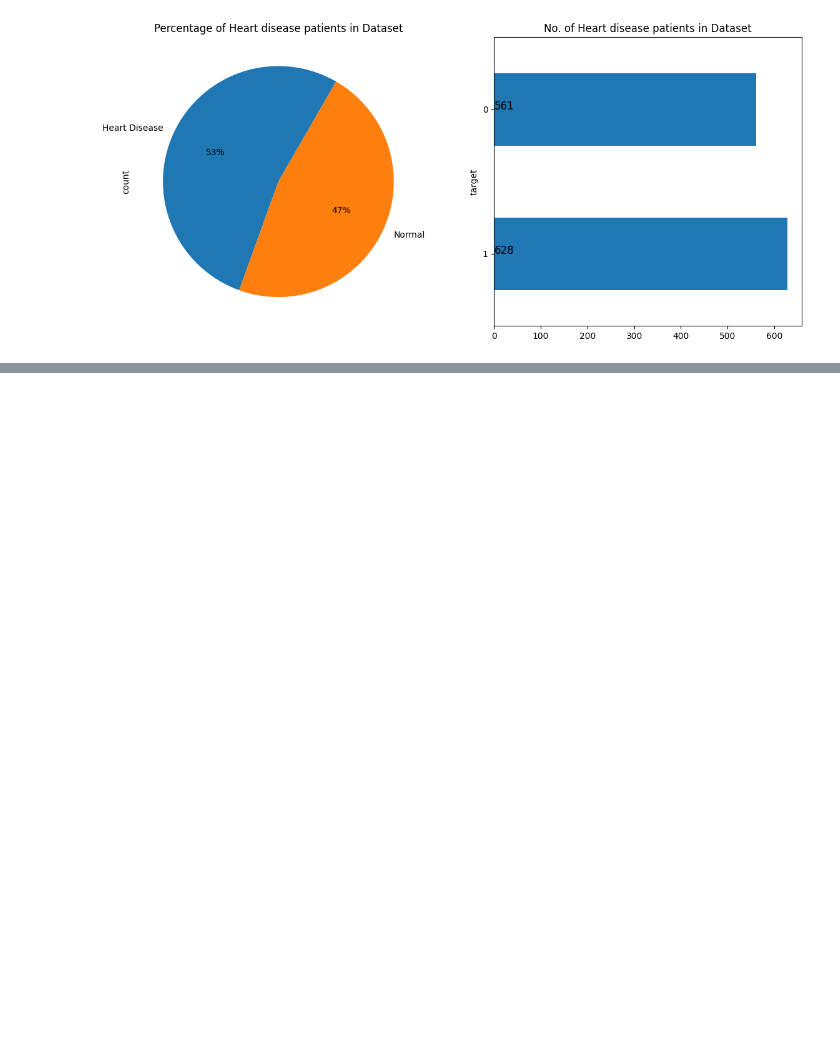
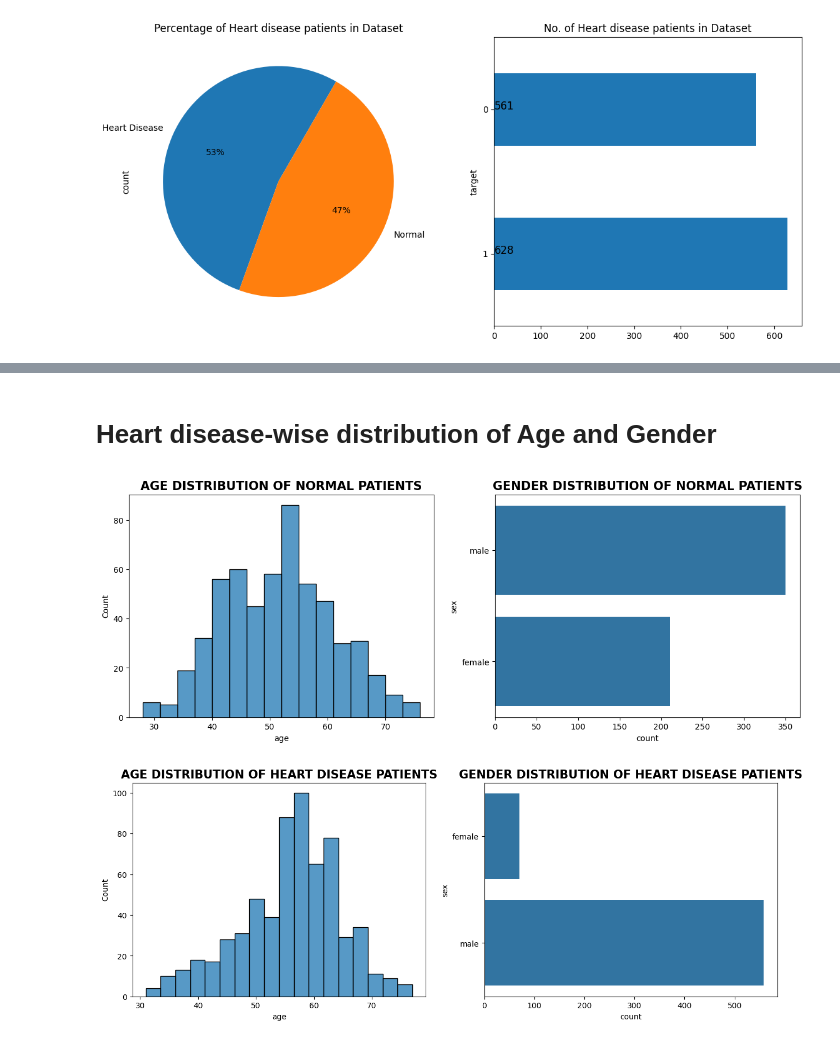
Before and after one commit to santoshw03/ML_and_Healthcare, a Jupyter notebook: modelToPredictHeartDisease.ipynb, the cells around one changed output, grey strips where cells are left out. Drawn from its saved outputs; the diff is of its cells as text; code cells hidden in the pictures; blank space fills up the shorter version.

```diff
--- a/modelToPredictHeartDisease.ipynb
+++ b/modelToPredictHeartDisease.ipynb
@@ -182,0 +197,34 @@ plt.show()
+# %% [markdown]
+# Heart disease-wise distribution of Age and Gender
+# %%
+# creating separate df for normal and heart patients
+
+attr_1=dt[dt['target']==1]
+
+attr_0=dt[dt['target']==0]
+
+# plotting normal patients
+fig = plt.figure(figsize=(15,5))
+ax1 = plt.subplot2grid((1,2),(0,0))
+sns.histplot(attr_0['age'])
+plt.title('AGE DISTRIBUTION OF NORMAL PATIENTS', fontsize=15, weight='bold')
+
+ax1 = plt.subplot2grid((1,2),(0,1))
+sns.countplot(attr_0['sex'])
+plt.title('GENDER DISTRIBUTION OF NORMAL PATIENTS', fontsize=15, weight='bold' )
+plt.show()
+
+#plotting heart patients
+
+fig = plt.figure(figsize=(15,5))
+ax1 = plt.subplot2grid((1,2),(0,0))
+sns.histplot(attr_1['age'])
+plt.title('AGE DISTRIBUTION OF HEART DISEASE PATIENTS', fontsize=15, weight='bold')
+
+ax1 = plt.subplot2grid((1,2),(0,1))
+sns.countplot(attr_1['sex'])
+plt.title('GENDER DISTRIBUTION OF HEART DISEASE PATIENTS', fontsize=15, weight='bold' )
+plt.show()
+# %% [output]
+[figure, added]
+[figure, added]
```
Also changed, not shown: parts of 54 cells of this notebook.
